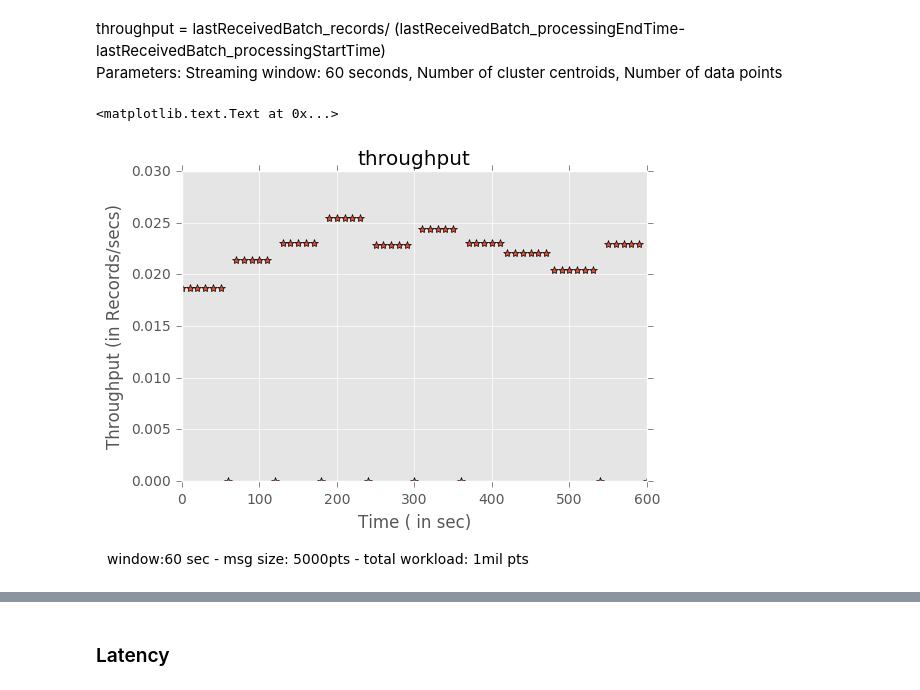
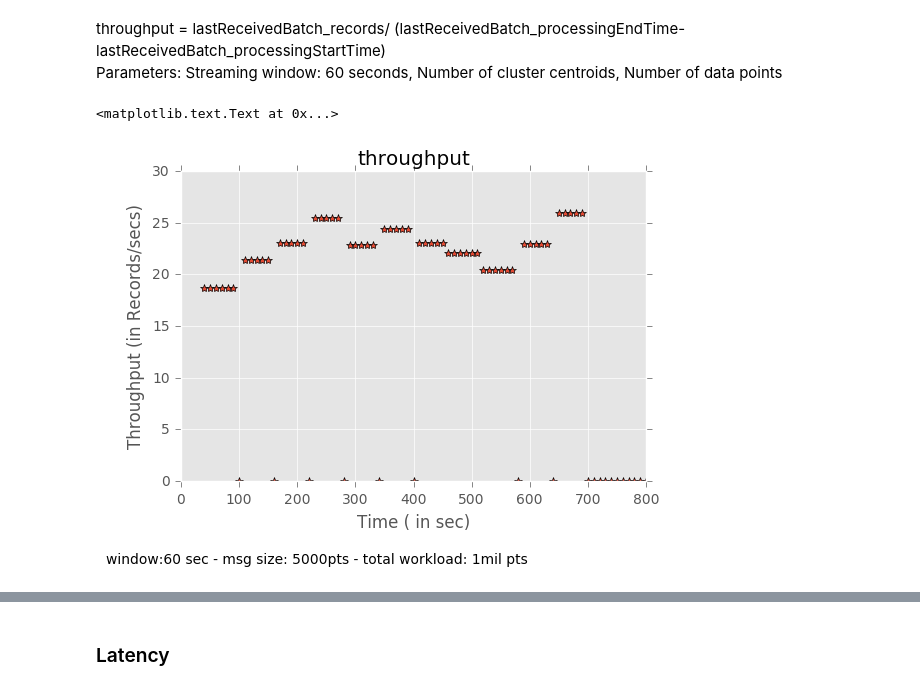
Before and after one commit to georgeha/lab_reports, a Jupyter notebook: Report_July_25.ipynb, the cells around one changed output, grey strips where cells are left out. Drawn from its saved outputs; the diff is of its cells as text; code cells hidden in the pictures.

```diff
--- a/Report_July_25.ipynb
+++ b/Report_July_25.ipynb
@@ -19,7 +20,7 @@ lastReceivedBatch_processingEndTime  = pd.read_csv(directory + lastReceivedBatch
 lastReceivedBatch_processingStartTime = pd.read_csv(directory + lastReceivedBatch_processingStartTime_dir,skipinitialspace=True)
 lastReceivedBatch_records = pd.read_csv(directory + lastReceivedBatch_records_dir,skipinitialspace=True)
 # %%
-throughput = lastReceivedBatch_records/(lastReceivedBatch_processingEndTime-lastReceivedBatch_processingStartTime)
+throughput = 1000*lastReceivedBatch_records/(lastReceivedBatch_processingEndTime-lastReceivedBatch_processingStartTime)
 throughput = throughput['value']
 throughput = throughput.tolist()
 for i in xrange(len(throughput)):
@@ -29,20 +30,20 @@ for i in xrange(len(throughput)):
 # %%
 x_values = lastReceivedBatch_records
 x_values = x_values['t']
 x_values = x_values.tolist()
 shift_time = 1498774148
 
 for i in xrange(len(x_values)):
-    x_values[i] = x_values[i] - 1498774148
+    x_values[i] = x_values[i] - 1498774108
 
 #plt.xticks()
-plt.xlim(0,600)
+plt.xlim(0,800)
 plt.plot(x_values,throughput,'*')
 plt.ylabel('Throughput (in Records/secs)')
 plt.xlabel('Time ( in sec)')
 #plt.title('window:60 sec - msg size: 5000pts - total workload: 1mil pts')
 plt.title("throughput")
 plt.figtext(0,-0.08,'window:60 sec - msg size: 5000pts - total workload: 1mil pts')
 # %% [output]
 <matplotlib.text.Text at 0x...>
-[figure, old version]
+[figure, new version]
```
Also changed, not shown: parts of 3 cells of this notebook.
